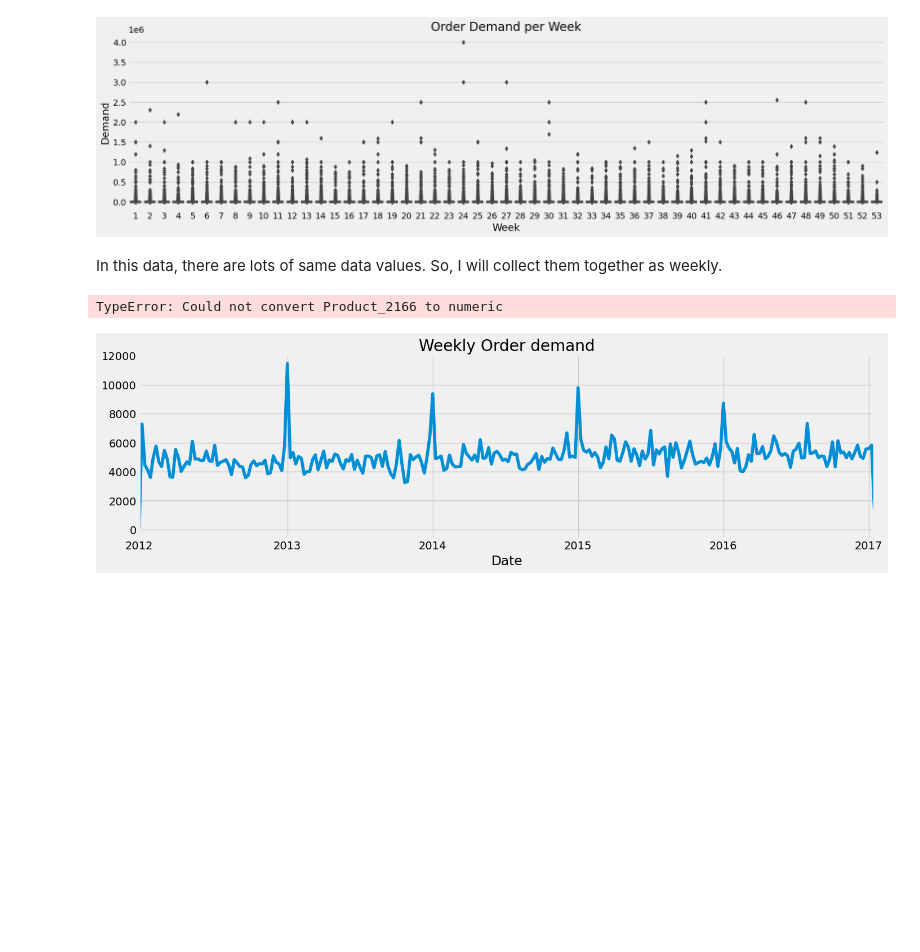
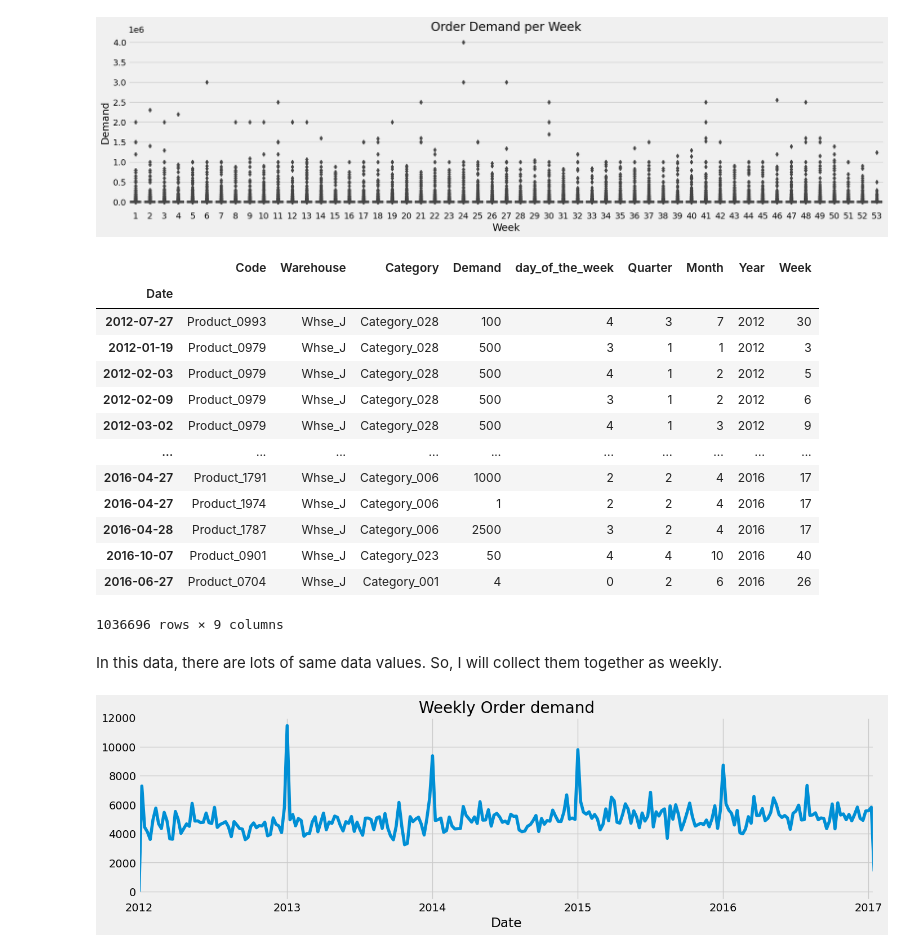
Before and after one commit to anshumaheshwari25/Bug-Hunters_Phase3_Submission_H22, a Jupyter notebook: product-demand-forecast.ipynb, the cells around one changed output. Cells and saved outputs as stored; diff of their text form; code cells hidden in the pictures; blank space fills up the shorter version.

```diff
--- a/product-demand-forecast.ipynb
+++ b/product-demand-forecast.ipynb
@@ -368,13 +363,32 @@ ax.set_title('Order Demand per Week')
 plt.show()
 # %% [output]
 [figure]
+# %%
+df
+# %% [output]
+|  | Code | Warehouse | Category | Demand | day_of_the_week | Quarter | Month | Year | Week |
+| Date |  |  |  |  |  |  |  |  |  |
+| 2012-07-27 | Product_0993 | Whse_J | Category_028 | 100 | 4 | 3 | 7 | 2012 | 30 |
+| 2012-01-19 | Product_0979 | Whse_J | Category_028 | 500 | 3 | 1 | 1 | 2012 | 3 |
+| 2012-02-03 | Product_0979 | Whse_J | Category_028 | 500 | 4 | 1 | 2 | 2012 | 5 |
+| 2012-02-09 | Product_0979 | Whse_J | Category_028 | 500 | 3 | 1 | 2 | 2012 | 6 |
+| 2012-03-02 | Product_0979 | Whse_J | Category_028 | 500 | 4 | 1 | 3 | 2012 | 9 |
+| ... | ... | ... | ... | ... | ... | ... | ... | ... | ... |
+| 2016-04-27 | Product_1791 | Whse_J | Category_006 | 1000 | 2 | 2 | 4 | 2016 | 17 |
+| 2016-04-27 | Product_1974 | Whse_J | Category_006 | 1 | 2 | 2 | 4 | 2016 | 17 |
+| 2016-04-28 | Product_1787 | Whse_J | Category_006 | 2500 | 3 | 2 | 4 | 2016 | 17 |
+| 2016-10-07 | Product_0901 | Whse_J | Category_023 | 50 | 4 | 4 | 10 | 2016 | 40 |
+| 2016-06-27 | Product_0704 | Whse_J | Category_001 | 4 | 0 | 2 | 6 | 2016 | 26 |
+1036696 rows × 9 columns
 # %% [markdown]
 In this data, there are lots of same data values. So, I will collect them together as weekly.
 # %%
 # Resample data as Weekly
-df_week = df.resample('W').mean()
+# df_week = df.resample('W').mean()
+# df_week_numeric = df_week.select_dtypes(include=['number'])
+# df_week_numeric
+
+df_week = df.resample('W').mean(numeric_only=True)
-# %% [output]
-TypeError: Could not convert Product_2166 to numeric
 # %%
 df_week['Demand'].plot(figsize = (15,4), title = 'Weekly Order demand')
 plt.show()
```
Also changed, not shown: parts of 12 cells of this notebook, 2 other files.
